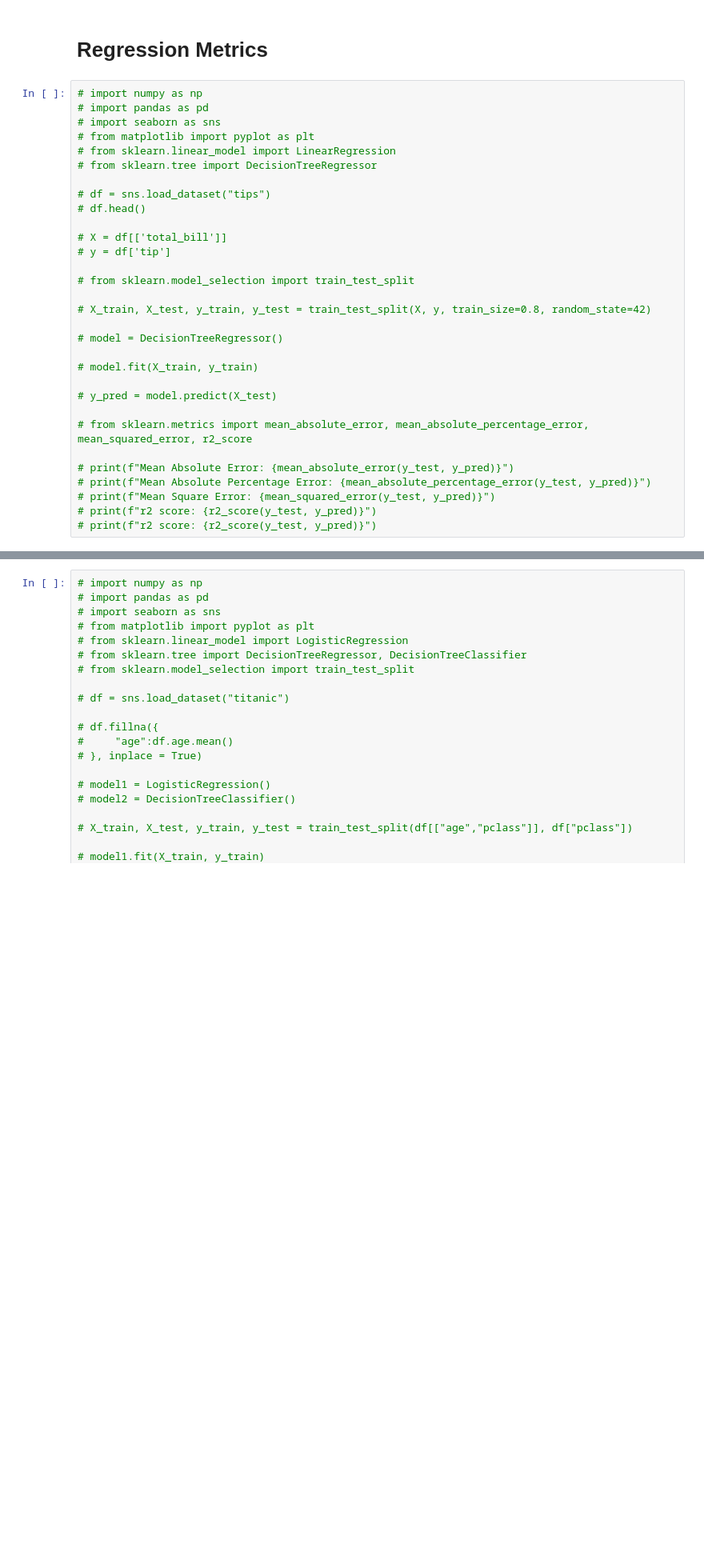
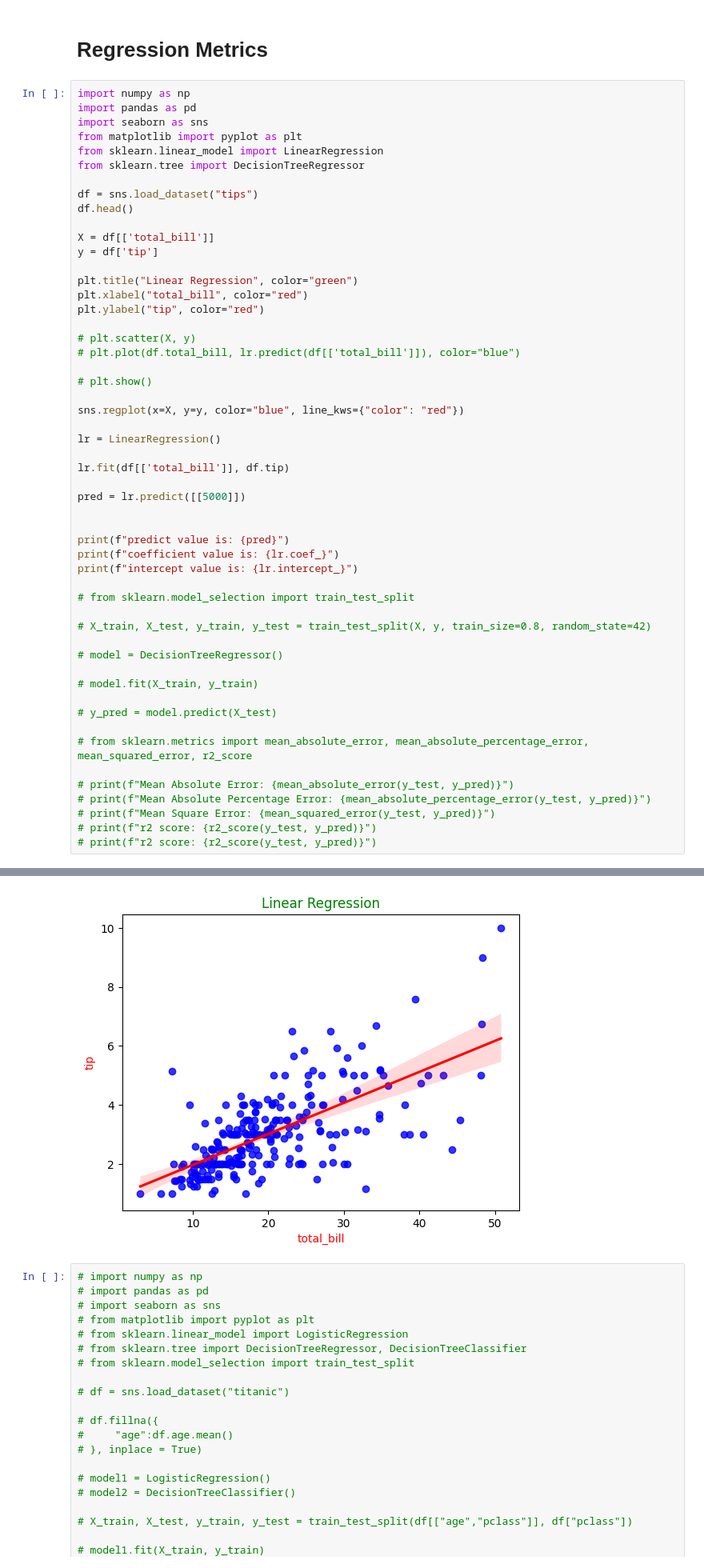
Before and after one commit to MuhammadQasimMustansar/aiml, a Jupyter notebook: regression/.ipynb, the cells around one changed output, grey strips where cells are left out. Shown at 80% size. Drawn from its saved outputs; the diff is of its cells as text; blank space fills up the shorter version.

```diff
--- a/regression/.ipynb
+++ b/regression/.ipynb
@@ -1,18 +1,40 @@
 # %% [markdown]
 # Regression Metrics
 # %%
-# import numpy as np
-# import pandas as pd
-# import seaborn as sns
-# from matplotlib import pyplot as plt
-# from sklearn.linear_model import LinearRegression
-# from sklearn.tree import DecisionTreeRegressor
+import numpy as np
+import pandas as pd
+import seaborn as sns
+from matplotlib import pyplot as plt
+from sklearn.linear_model import LinearRegression
+from sklearn.tree import DecisionTreeRegressor
 
-# df = sns.load_dataset("tips")
-# df.head()
+df = sns.load_dataset("tips")
+df.head()
 
-# X = df[['total_bill']]
-# y = df['tip']
+X = df[['total_bill']]
+y = df['tip']
+
+plt.title("Linear Regression", color="green")
+plt.xlabel("total_bill", color="red")
+plt.ylabel("tip", color="red")
+
+# plt.scatter(X, y)
+# plt.plot(df.total_bill, lr.predict(df[['total_bill']]), color="blue")
+
+# plt.show()
+
+sns.regplot(x=X, y=y, color="blue", line_kws={"color": "red"})
+
+lr = LinearRegression()
+
+lr.fit(df[['total_bill']], df.tip)
+
+pred = lr.predict([[5000]])
+
+
+print(f"predict value is: {pred}")
+print(f"coefficient value is: {lr.coef_}")
+print(f"intercept value is: {lr.intercept_}")
 
 # from sklearn.model_selection import train_test_split
 
@@ -31,3 +53,4 @@
 # print(f"Mean Square Error: {mean_squared_error(y_test, y_pred)}")
 # print(f"r2 score: {r2_score(y_test, y_pred)}")
 # print(f"r2 score: {r2_score(y_test, y_pred)}")
+# %% [output]
@@ -34,3 +60,4 @@
+[figure, added]
 # %%
 # import numpy as np
 # import pandas as pd
```
Also changed, not shown: parts of 15 cells of this notebook.
